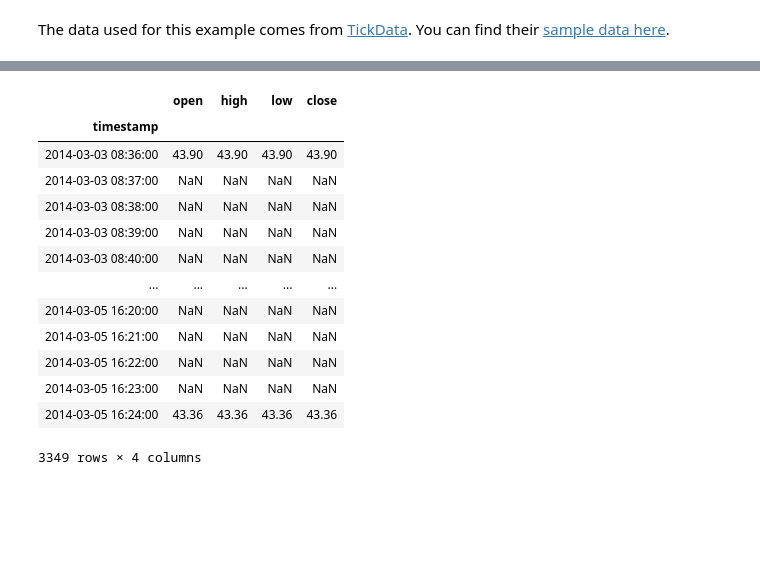
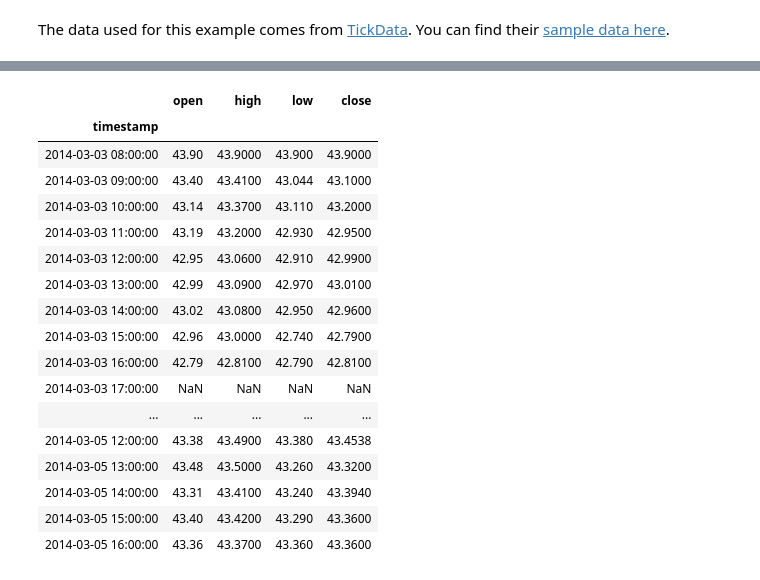
Before and after one commit to jeffheaton/present, a Jupyter notebook: youtube/financial_time_series.ipynb, the cells around one changed output, grey strips where cells are left out. Drawn from its saved outputs; the diff is of its cells as text; code cells hidden in the pictures; blank space fills up the shorter version.

```diff
--- a/youtube/financial_time_series.ipynb
+++ b/youtube/financial_time_series.ipynb
@@ -34,25 +43,29 @@ df.drop("time", axis=1, inplace=True)
 # %%
 df.set_index("timestamp",inplace=True)
 # %%
-df2 = df['price'].resample('1Min').ohlc()
+df2 = df['price'].resample('1H').ohlc()
 #df2 = df2.asfreq('D')
 #df2.to_csv("test.csv")
 df2
 # %% [output]
 |  | open | high | low | close |
 | timestamp |  |  |  |  |
-| 2014-03-03 08:36:00 | 43.90 | 43.90 | 43.90 | 43.90 |
-| 2014-03-03 08:37:00 | NaN | NaN | NaN | NaN |
-| 2014-03-03 08:38:00 | NaN | NaN | NaN | NaN |
-| 2014-03-03 08:39:00 | NaN | NaN | NaN | NaN |
-| 2014-03-03 08:40:00 | NaN | NaN | NaN | NaN |
+| 2014-03-03 08:00:00 | 43.90 | 43.9000 | 43.900 | 43.9000 |
+| 2014-03-03 09:00:00 | 43.40 | 43.4100 | 43.044 | 43.1000 |
+| 2014-03-03 10:00:00 | 43.14 | 43.3700 | 43.110 | 43.2000 |
+| 2014-03-03 11:00:00 | 43.19 | 43.2000 | 42.930 | 42.9500 |
+| 2014-03-03 12:00:00 | 42.95 | 43.0600 | 42.910 | 42.9900 |
+| 2014-03-03 13:00:00 | 42.99 | 43.0900 | 42.970 | 43.0100 |
+| 2014-03-03 14:00:00 | 43.02 | 43.0800 | 42.950 | 42.9600 |
+| 2014-03-03 15:00:00 | 42.96 | 43.0000 | 42.740 | 42.7900 |
+| 2014-03-03 16:00:00 | 42.79 | 42.8100 | 42.790 | 42.8100 |
+| 2014-03-03 17:00:00 | NaN | NaN | NaN | NaN |
 | ... | ... | ... | ... | ... |
-| 2014-03-05 16:20:00 | NaN | NaN | NaN | NaN |
-| 2014-03-05 16:21:00 | NaN | NaN | NaN | NaN |
-| 2014-03-05 16:22:00 | NaN | NaN | NaN | NaN |
-| 2014-03-05 16:23:00 | NaN | NaN | NaN | NaN |
-| 2014-03-05 16:24:00 | 43.36 | 43.36 | 43.36 | 43.36 |
+| 2014-03-05 12:00:00 | 43.38 | 43.4900 | 43.380 | 43.4538 |
+| 2014-03-05 13:00:00 | 43.48 | 43.5000 | 43.260 | 43.3200 |
+| 2014-03-05 14:00:00 | 43.31 | 43.4100 | 43.240 | 43.3940 |
+| 2014-03-05 15:00:00 | 43.40 | 43.4200 | 43.290 | 43.3600 |
+| 2014-03-05 16:00:00 | 43.36 | 43.3700 | 43.360 | 43.3600 |
-3349 rows × 4 columns
 # %%
 df2
 # %%
```
Also changed, not shown: parts of 2 cells of this notebook, 1 other file.
